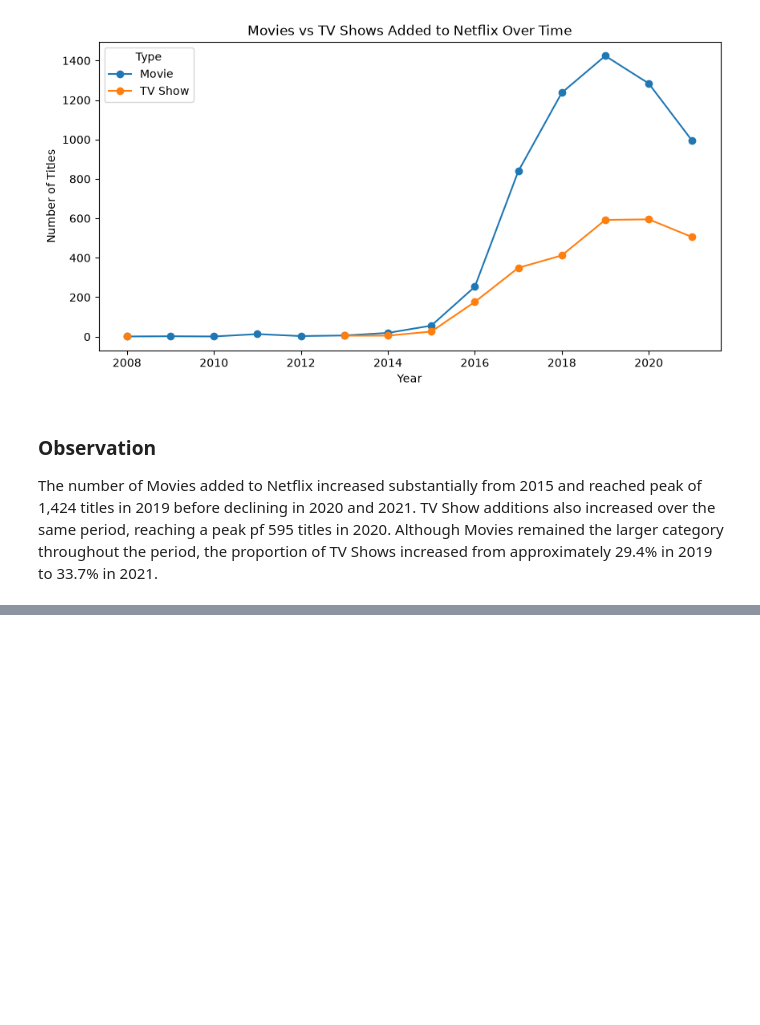
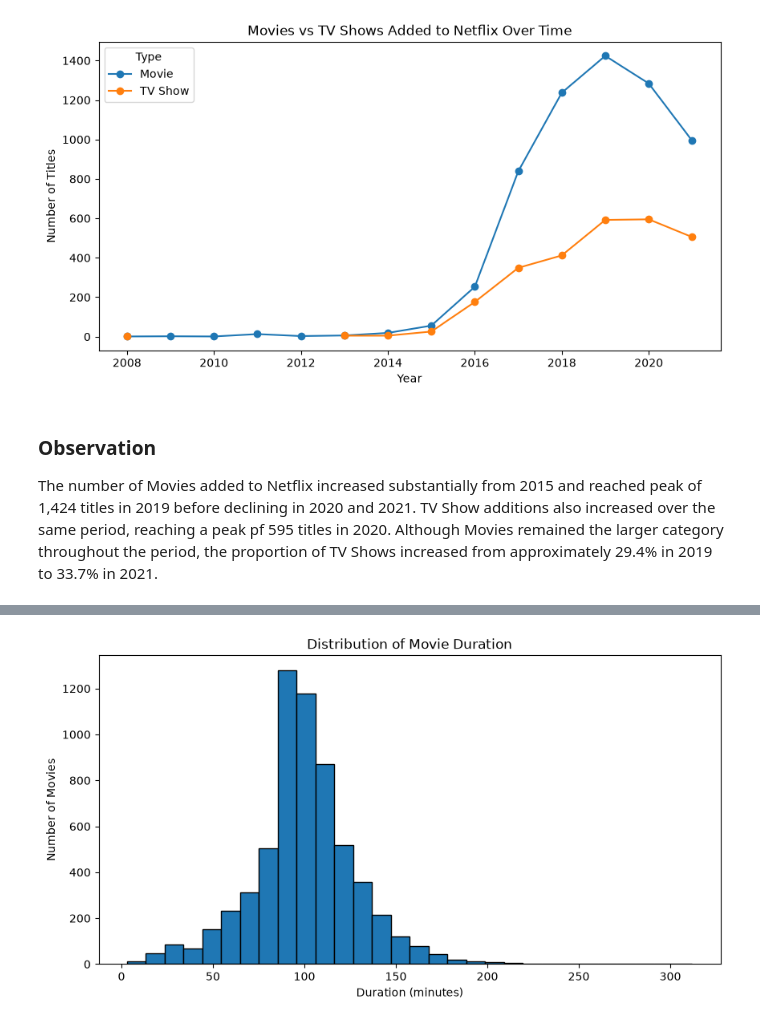
Before and after one commit to Minakshi-kaushik/Netflix-Data-Analysis, a Jupyter notebook: notebooks/netflix_analysis.ipynb, the cells around one changed output, grey strips where cells are left out. Cells and saved outputs as stored; diff of their text form; code cells hidden in the pictures; blank space fills up the shorter version.

```diff
--- a/notebooks/netflix_analysis.ipynb
+++ b/notebooks/netflix_analysis.ipynb
@@ -345,0 +462,4 @@ The number of Movies added to Netflix increased substantially from 2015 and reac
+# %%
+movies = df[df["type"] == "Movie"].copy()
+
+movies[["title", "duration"]].head()
@@ -345,0 +473,3 @@ The number of Movies added to Netflix increased substantially from 2015 and reac
+# %%
+movies["duration_min"] = movies["duration"].str.extract("(\d+)").astype(float)
+movies[["title", "duration", "duration_min"]].head()
@@ -345,0 +517,14 @@ The number of Movies added to Netflix increased substantially from 2015 and reac
+# %%
+plt.figure(figsize=(10,5))
+
+plt.hist(movies["duration_min"].dropna(), bins= 30, edgecolor = "black")
+
+plt.title("Distribution of Movie Duration")
+plt.xlabel("Duration (minutes)")
+plt.ylabel("Number of Movies")
+
+plt.savefig("../visualizations/movies_duration_distribution.png", bbox_inches = "tight")
+
+plt.show()
+# %% [output]
+[figure, added]
```
Also changed, not shown: parts of 31 cells of this notebook, 5 other files.
